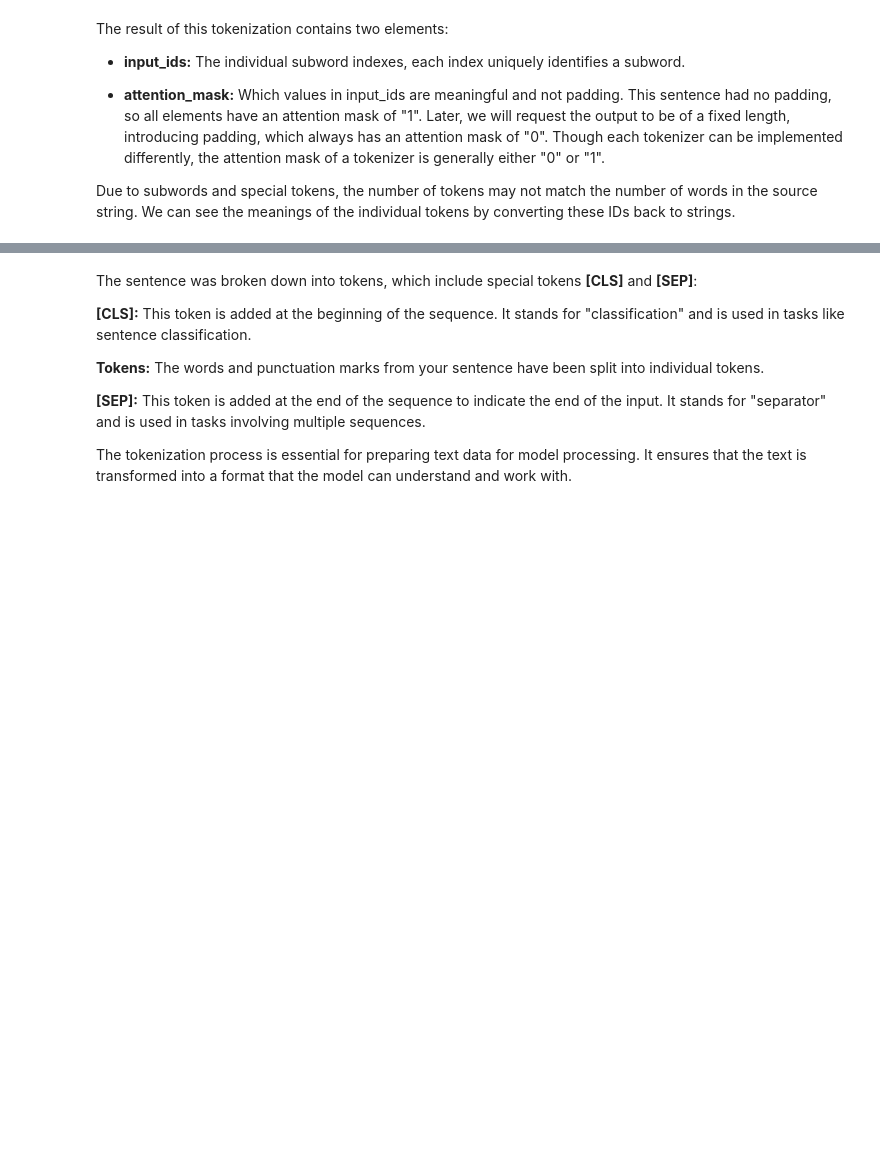
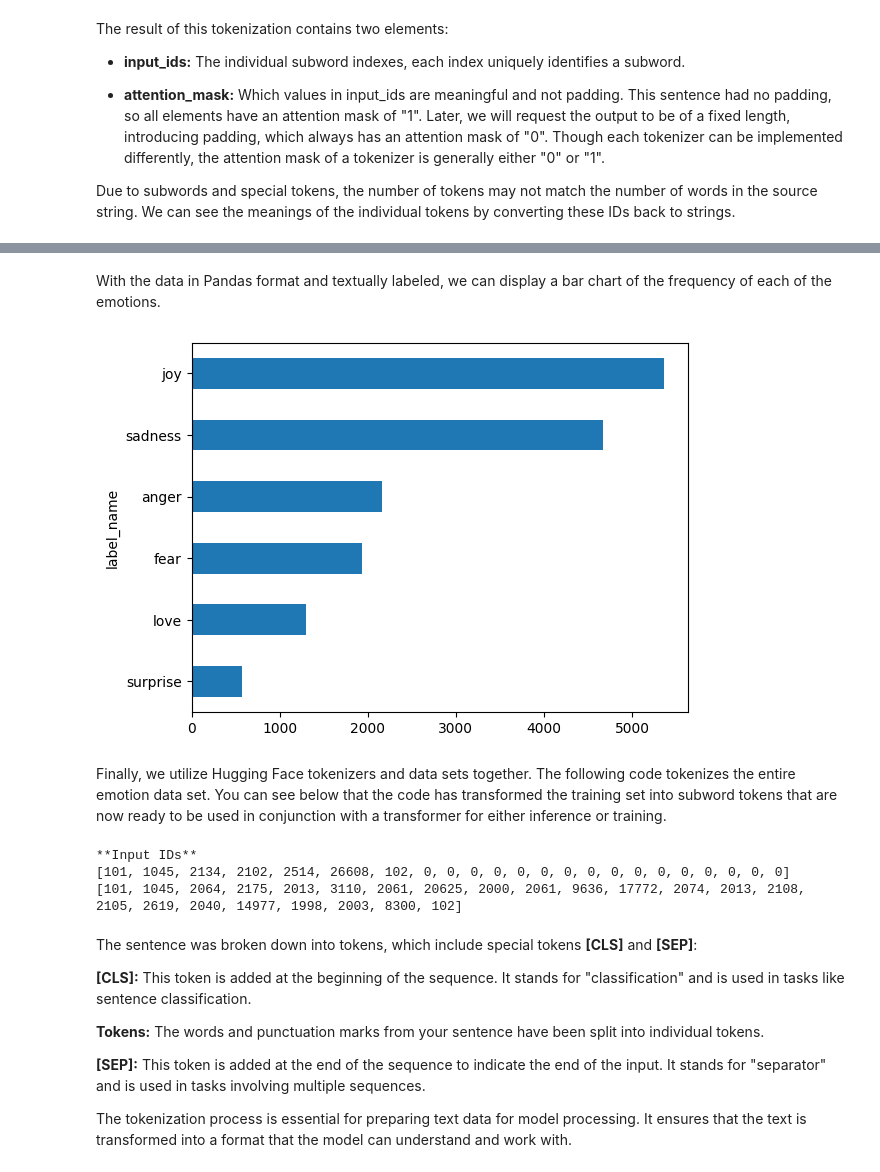
Before and after one commit to DavidSenseman/BIO1173_Fall2025, a Jupyter notebook: F25_Class_05_3.ipynb, the cells around one changed output, grey strips where cells are left out. Drawn from its saved outputs; the diff is of its cells as text; code cells hidden in the pictures; blank space fills up the shorter version.

```diff
--- a/F25_Class_05_3.ipynb
+++ b/F25_Class_05_3.ipynb
@@ -155,3 +160,9 @@ print(encoded)
+# %%
+# Example 1 - Step 2: Tokenize a sentence
+
+from datasets import load_dataset
+
+emotions = load_dataset("emotion")
 # %% [markdown]
 If the code is correct, you should see the something similar to the following:
 
@@ -220,0 +229,6 @@ If the code is correct, you should see the following output:
+# %%
+import pandas as pd
+
+emotions.set_format(type='pandas')
+df = emotions["train"][:]
+df[:5]
@@ -220,0 +246,7 @@ If the code is correct, you should see the following output:
+# %%
+def label_it(row):
+  return emotions["train"].features["label"].int2str(row)
+
+
+df['label_name'] = df["label"].apply(label_it)
+df[:5]
@@ -221,3 +260,36 @@ If the code is correct, you should see the following output:
+# %% [markdown]
+With the data in Pandas format and textually labeled, we can display a bar chart of the frequency of each of the emotions.
+# %%
+import matplotlib.pyplot as plt
+
+df["label_name"].value_counts(ascending=True).plot.barh()
+plt.show()
+# %% [output]
+[figure, added]
+# %% [markdown]
+Finally, we utilize Hugging Face tokenizers and data sets together. The following code tokenizes the entire emotion data set. You can see below that the code has transformed the training set into subword tokens that are now ready to be used in conjunction with a transformer for either inference or training.
+# %%
+from transformers import AutoTokenizer
+
+
+def tokenize(rows):
+    return tokenizer(rows['text'], padding=True, truncation=True)
+
+
+model_ckpt = "distilbert-base-uncased"
+tokenizer = AutoTokenizer.from_pretrained(model_ckpt)
+
+emotions.set_format(type=None)
+
+encoded = tokenize(emotions["train"][:2])
+
+print("**Input IDs**")
+for a in encoded.input_ids:
+    print(a)
+# %% [output]
+**Input IDs**
+[101, 1045, 2134, 2102, 2514, 26608, 102, 0, 0, 0, 0, 0, 0, 0, 0, 0, 0, 0, 0, 0, 0, 0, 0]
+[101, 1045, 2064, 2175, 2013, 3110, 2061, 20625, 2000, 2061, 9636, 17772, 2074, 2013, 2108, 2105, 2619, 2040, 14977, 1998, 2003, 8300, 102]
 # %% [markdown]
 The sentence was broken down into tokens, which include special tokens **[CLS]** and **[SEP]**:
 
```
Also changed, not shown: parts of 27 cells of this notebook.
